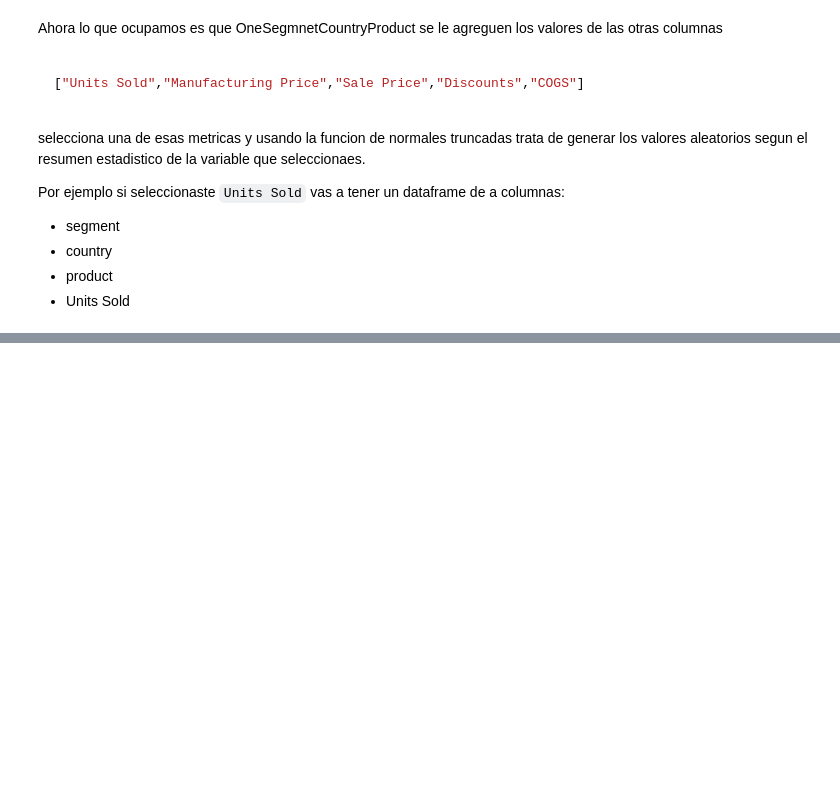
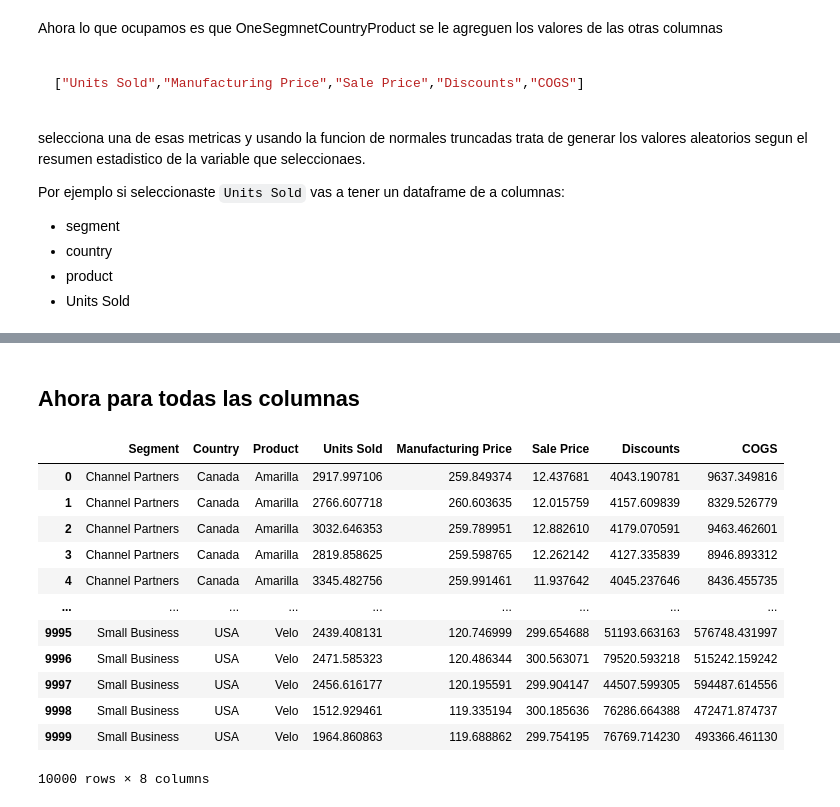
Before and after one commit to uayeb25/TeoriaSimulacion_semana3, a Jupyter notebook: Probs.ipynb, the cells around one changed output, grey strips where cells are left out. Cells and saved outputs as stored; diff of their text form; code cells hidden in the pictures; blank space fills up the shorter version.

```diff
--- a/Probs.ipynb
+++ b/Probs.ipynb
@@ -431,0 +524,2 @@
+# %% [markdown]
+## Ahora para todas las columnas
@@ -431,0 +532,58 @@
+# %%
+def get_numeric_column_simulated( simulated , df_origin , categories , column_name ):
+
+    a1 = df_origin.groupby(
+        categories
+        , as_index = False
+    ).agg(
+        {
+            column_name: ["min","max","mean","std"]
+        }
+    )
+    nc = [ c for c in categories ]
+    nc.extend( ["Min" , "Max" , "Mean" , "Std"] )
+    a1.columns = nc
+
+    ColumnSimulated = pd.DataFrame()
+    for i in a1.index:
+        rs = a1.loc[i]
+        OneSegmnetCountryProduct = simulated.loc[i].copy()
+
+        data = generate_truncated_normal_data(
+            rs["Mean"]
+            , 1 if rs["Std"] == 0 else rs["Std"]
+            , rs["Min"] - 1 if rs["Std"] == 0 else rs["Min"]
+            , rs["Max"] + 1 if rs["Std"] == 0 else rs["Max"]
+            , OneSegmnetCountryProduct.shape[0]
+        )
+
+        OneSegmnetCountryProduct[column_name] = data
+
+        ColumnSimulated = pd.concat( [ ColumnSimulated , OneSegmnetCountryProduct  ] )
+
+    return ColumnSimulated.reset_index(drop=True)
+# %%
+numeric_columns = ["Units Sold","Manufacturing Price","Sale Price","Discounts","COGS"]
+
+final_simulation = simulated.sort_index().reset_index(drop=True).copy()
+
+for nc in numeric_columns:
+    ncdf = get_numeric_column_simulated( simulated , df , categories , nc )
+
+    final_simulation = pd.merge( final_simulation , ncdf.loc[ : , [nc] ] , left_index=True , right_index=True )
+# %%
+final_simulation
+# %% [output]
+|  | Segment | Country | Product | Units Sold | Manufacturing Price | Sale Price | Discounts | COGS |
+| 0 | Channel Partners | Canada | Amarilla | 2917.997106 | 259.849374 | 12.437681 | 4043.190781 | 9637.349816 |
+| 1 | Channel Partners | Canada | Amarilla | 2766.607718 | 260.603635 | 12.015759 | 4157.609839 | 8329.526779 |
+| 2 | Channel Partners | Canada | Amarilla | 3032.646353 | 259.789951 | 12.882610 | 4179.070591 | 9463.462601 |
+| 3 | Channel Partners | Canada | Amarilla | 2819.858625 | 259.598765 | 12.262142 | 4127.335839 | 8946.893312 |
+| 4 | Channel Partners | Canada | Amarilla | 3345.482756 | 259.991461 | 11.937642 | 4045.237646 | 8436.455735 |
+| ... | ... | ... | ... | ... | ... | ... | ... | ... |
+| 9995 | Small Business | USA | Velo | 2439.408131 | 120.746999 | 299.654688 | 51193.663163 | 576748.431997 |
+| 9996 | Small Business | USA | Velo | 2471.585323 | 120.486344 | 300.563071 | 79520.593218 | 515242.159242 |
+| 9997 | Small Business | USA | Velo | 2456.616177 | 120.195591 | 299.904147 | 44507.599305 | 594487.614556 |
+| 9998 | Small Business | USA | Velo | 1512.929461 | 119.335194 | 300.185636 | 76286.664388 | 472471.874737 |
+| 9999 | Small Business | USA | Velo | 1964.860863 | 119.688862 | 299.754195 | 76769.714230 | 493366.461130 |
+10000 rows × 8 columns
```
Also changed, not shown: parts of 20 cells of this notebook.
